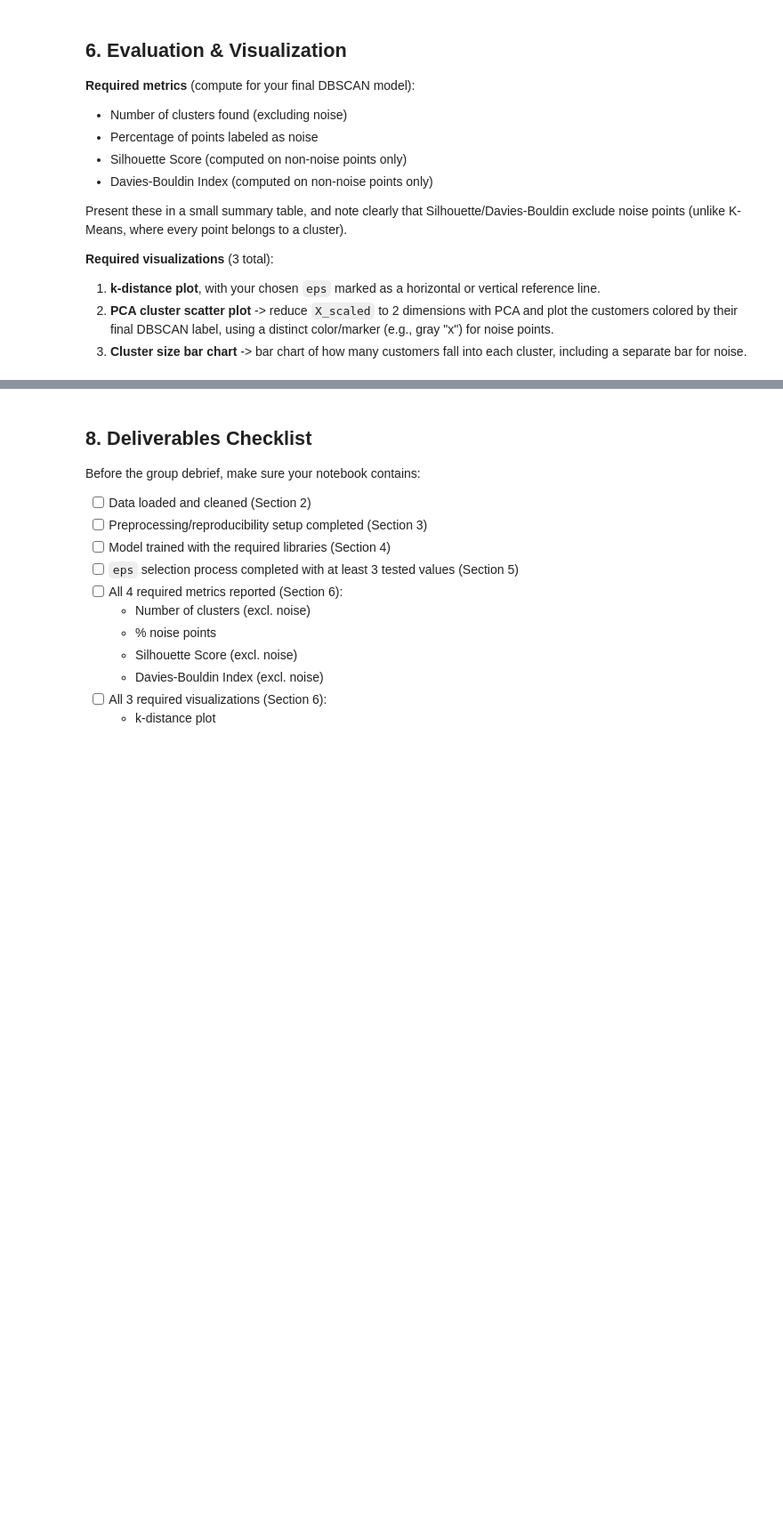
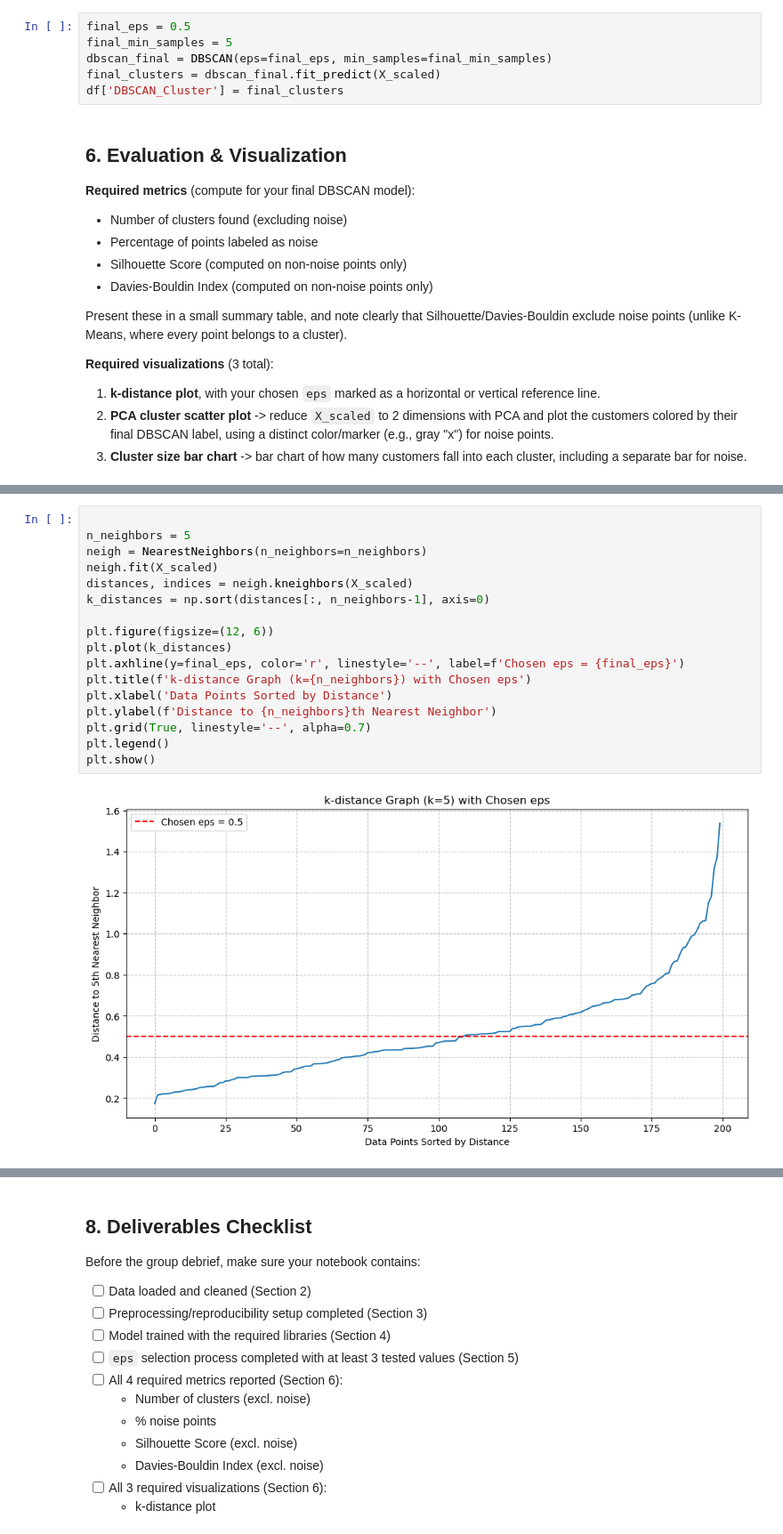
Before and after one commit to fredizenn/Statistics-and-Machine-Learning, a Jupyter notebook: Week-4/Lab-Assignments/02_DBSCAN_Clustering.ipynb, the cells around one changed output, grey strips where cells are left out. Shown at 89% size. Saved outputs shown, nothing was run; the diff lists cells and outputs as text; blank space fills up the shorter version.

```diff
--- a/Week-4/Lab-Assignments/02_DBSCAN_Clustering.ipynb
+++ b/Week-4/Lab-Assignments/02_DBSCAN_Clustering.ipynb
@@ -79,3 +178,9 @@ sklearn.metrics (silhouette_score, davies_bouldin_score)
+# %%
+final_eps = 0.5
+final_min_samples = 5
+dbscan_final = DBSCAN(eps=final_eps, min_samples=final_min_samples)
+final_clusters = dbscan_final.fit_predict(X_scaled)
+df['DBSCAN_Cluster'] = final_clusters
 # %% [markdown]
 ## 6. Evaluation & Visualization
 
@@ -93,0 +238,19 @@ Present these in a small summary table, and note clearly that Silhouette/Davies-
+# %%
+
+n_neighbors = 5
+neigh = NearestNeighbors(n_neighbors=n_neighbors)
+neigh.fit(X_scaled)
+distances, indices = neigh.kneighbors(X_scaled)
+k_distances = np.sort(distances[:, n_neighbors-1], axis=0)
+
+plt.figure(figsize=(12, 6))
+plt.plot(k_distances)
+plt.axhline(y=final_eps, color='r', linestyle='--', label=f'Chosen eps = {final_eps}')
+plt.title(f'k-distance Graph (k={n_neighbors}) with Chosen eps')
+plt.xlabel('Data Points Sorted by Distance')
+plt.ylabel(f'Distance to {n_neighbors}th Nearest Neighbor')
+plt.grid(True, linestyle='--', alpha=0.7)
+plt.legend()
+plt.show()
+# %% [output]
+[figure, added]
```
Also changed, not shown: parts of 9 cells of this notebook.
